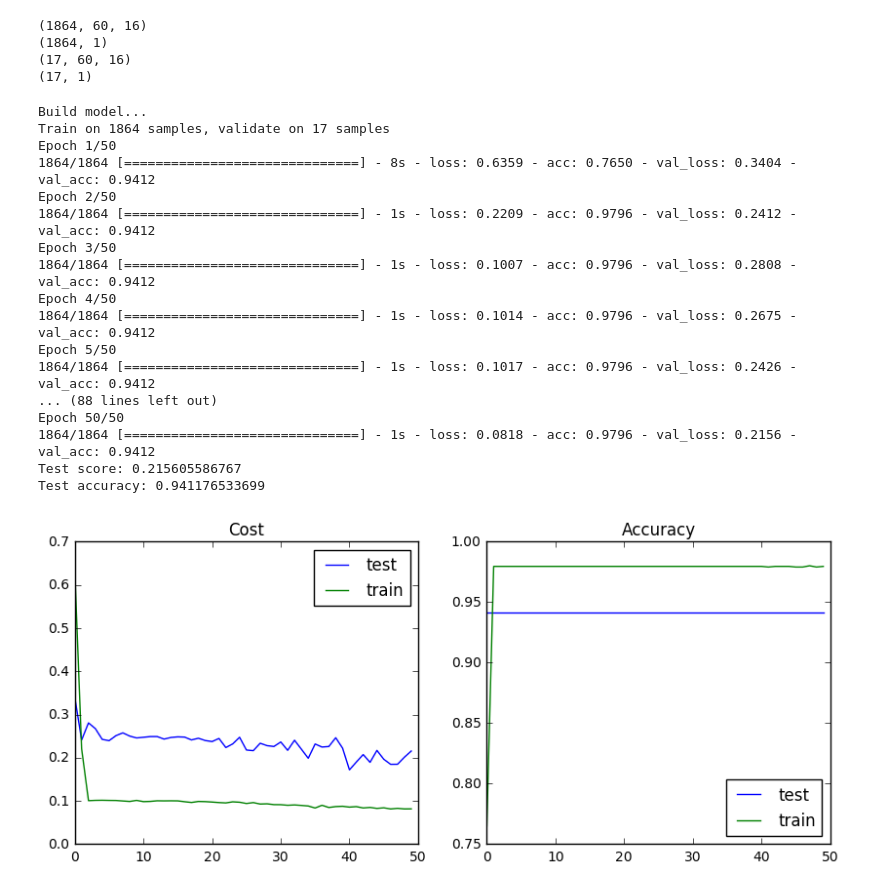
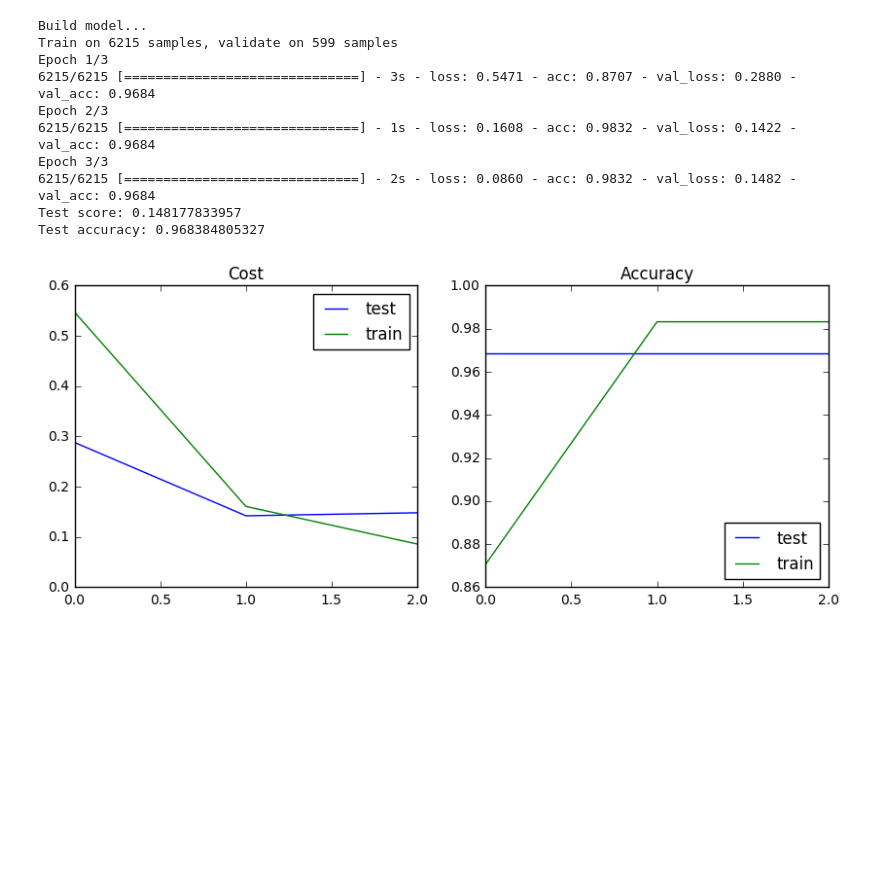
Before and after one commit to felipeam86/clue_hackathon_code, a Jupyter notebook: notebooks/lstm.ipynb, the cells around one changed output. Cells and saved outputs as stored; diff of their text form; code cells hidden in the pictures; blank space fills up the shorter version.

Commit message:
lstm day1

```diff
--- a/notebooks/lstm.ipynb
+++ b/notebooks/lstm.ipynb
@@ -41,7 +68,7 @@ import matplotlib.pyplot as plt
 
 # Define number of inputs/outputs to handle
 input_size = 16
-output_size= 1
+output_size= 16
 
 # Load the train data
 ...
@@ -52,28 +79,37 @@ print('Train total outputs:', output_size)
 
 # cut the input in semi-redundant sequences of maxlen characters
 maxlen = 60
-step_days = 1
+step_days = 3
 
 
 
-def reformat(df):
+def reformat(df_in):
     max_sequences = 10**5
     days_sequence = np.empty((max_sequences,maxlen,input_size),dtype=int)
     next_day = np.empty((max_sequences,output_size),dtype=int)
+    days = df_in[:,-1]
+    df = df_in[:,:-1]
+
     j=0
+    last_day = 0
+    for day_i in range(0, df.shape[0] - maxlen, step_days):
+        if last_day < days[day_i+maxlen]:
+            days_sequence[j] = df[day_i: day_i + maxlen,:input_size]
+        next_day[j] = df[day_i + maxlen,:output_size]
+        j += 1
+        last_day = days[day_i]
 
-    for woman_i in range(0,df.shape[2]):
-        for day_i in range(0, df.shape[0] - maxlen, step_days):
-            days_sequence[j] = df[day_i: day_i + maxlen,:input_size,woman_i]
-            next_day[j] = df[day_i + maxlen,:output_size,woman_i]
-            j += 1
     days_sequence = days_sequence[:j,:,:]
     next_day = next_day[:j,:]
 
     return days_sequence,next_day
 
-print('Train nb sequences:', len(days_sequence))
-
 X_train, y_train = reformat(df_train)
 X_test,y_test=reformat(df_test)
+
+print(df_train.shape,df_test.shape)
+print(X_train.shape)
+print(y_train.shape)
+print(X_test.shape)
+print(y_test.shape)
 # %% [output]
@@ -82,13 +122,3 @@ Train nb sequences: 103
-# %%
-print(X_train.shape)
-print(y_train.shape)
-print(X_test.shape)
-print(y_test.shape)
-# %% [output]
-(1864, 60, 16)
-(1864, 1)
-(17, 60, 16)
-(17, 1)
 # %%
 def plot_logs(history):
     """
@@ -152,13 +182,13 @@ def generate_prediction(history,days=28, maxlen=60, input_size=16, output_size=1
 # %%
 # Model params
 batch_size = 512
-nb_epoch = 50
+nb_epoch = 3
 np.random.seed(131078)
 
 # build the model
 print('Build model...')
 
-"""
+
 filepath="lstm_1_layer.hdf5"
 model = Sequential()
 model.add(LSTM(128, input_shape=(maxlen, input_size)))
@@ -168,58 +198,51 @@ model.add(Activation('sigmoid'))
 """
 filepath="lstm_2_layers.hdf5"
 model = Sequential()
-model.add(LSTM(128, input_shape=(maxlen, input_size), return_sequences=True))
+model.add(LSTM(256, input_shape=(maxlen, input_size), return_sequences=True))
 model.add(Dropout(0.1))
-model.add(LSTM(128))
+model.add(LSTM(256))
 model.add(Dropout(0.1))
 model.add(Dense(output_size))
 model.add(Activation('sigmoid'))
-
+"""
 
 optimizer = adam()
 model.compile(loss='binary_crossentropy',
               optimizer=optimizer,
               metrics=['accuracy'])
 
 # Define callback to save model
 save_snapshots = ModelCheckpoint(filepath,
                                  monitor='loss',
                                  save_best_only=True,
                                  save_weights_only=True,
                                  mode='min',
                                  verbose=0)
 callbacks_list = [save_snapshots]
 
 history = model.fit(X_train,
                     y_train,
                     batch_size=batch_size,
                     nb_epoch=nb_epoch,
                     validation_data=(X_test, y_test),
                     callbacks=callbacks_list,
                     verbose=1)
 
 score = model.evaluate(X_test, y_test, verbose=2)
 print('Test score:', score[0])
 print('Test accuracy:', score[1])
 
 plot_logs(history)
 # %% [output]
 Build model...
-Train on 1864 samples, validate on 17 samples
-Epoch 1/50
-1864/1864 [==============================] - 8s - loss: 0.6359 - acc: 0.7650 - val_loss: 0.3404 - val_acc: 0.9412
-Epoch 2/50
-1864/1864 [==============================] - 1s - loss: 0.2209 - acc: 0.9796 - val_loss: 0.2412 - val_acc: 0.9412
-Epoch 3/50
-1864/1864 [==============================] - 1s - loss: 0.1007 - acc: 0.9796 - val_loss: 0.2808 - val_acc: 0.9412
-Epoch 4/50
-1864/1864 [==============================] - 1s - loss: 0.1014 - acc: 0.9796 - val_loss: 0.2675 - val_acc: 0.9412
-Epoch 5/50
-1864/1864 [==============================] - 1s - loss: 0.1017 - acc: 0.9796 - val_loss: 0.2426 - val_acc: 0.9412
-... (88 lines left out)
-Epoch 50/50
-1864/1864 [==============================] - 1s - loss: 0.0818 - acc: 0.9796 - val_loss: 0.2156 - val_acc: 0.9412
-Test score: 0.215605586767
-Test accuracy: 0.941176533699
+Train on 6215 samples, validate on 599 samples
+Epoch 1/3
+6215/6215 [==============================] - 3s - loss: 0.5471 - acc: 0.8707 - val_loss: 0.2880 - val_acc: 0.9684
+Epoch 2/3
+6215/6215 [==============================] - 1s - loss: 0.1608 - acc: 0.9832 - val_loss: 0.1422 - val_acc: 0.9684
+Epoch 3/3
+6215/6215 [==============================] - 2s - loss: 0.0860 - acc: 0.9832 - val_loss: 0.1482 - val_acc: 0.9684
+Test score: 0.148177833957
+Test accuracy: 0.968384805327
-[figure, old version]
+[figure, new version]
 # %%
```
Also changed, not shown: parts of 11 cells of this notebook.
